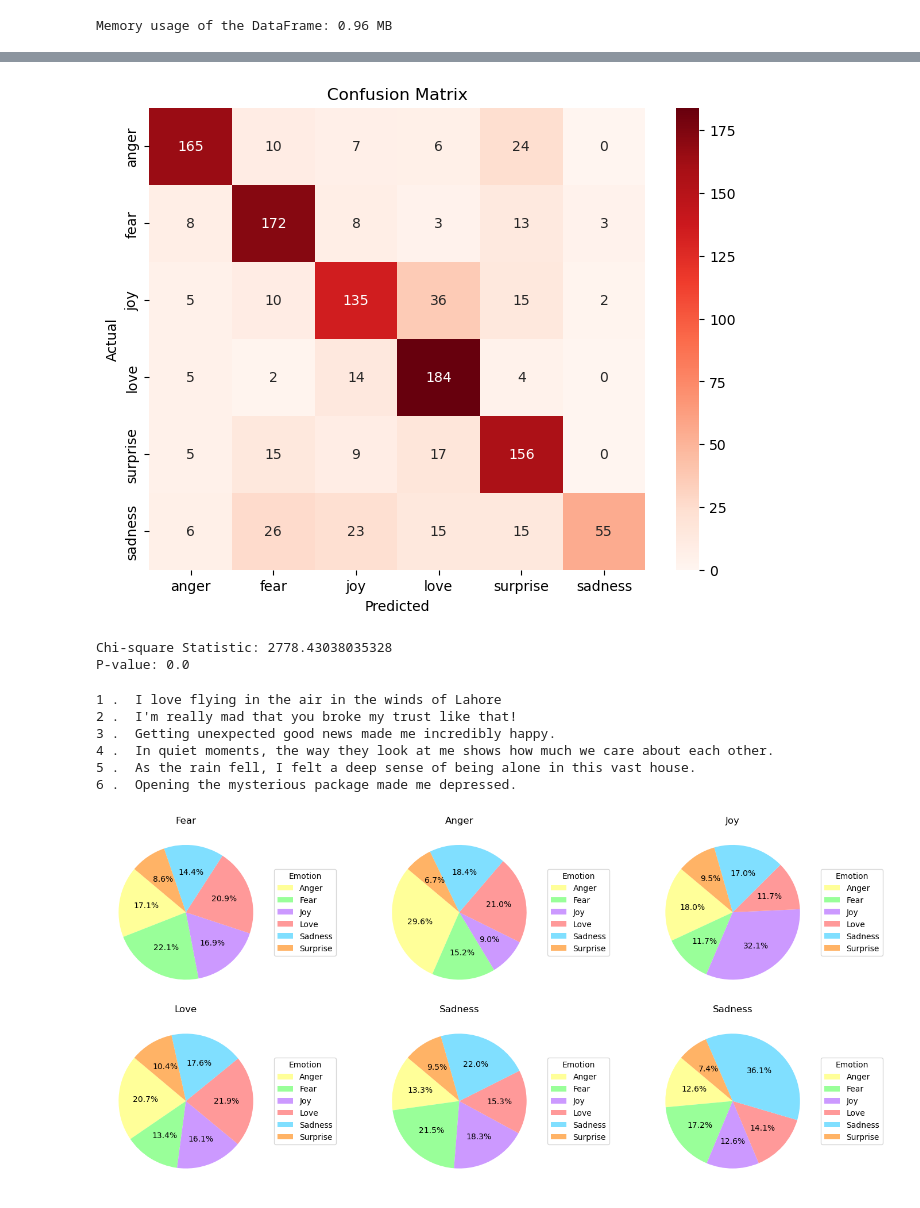
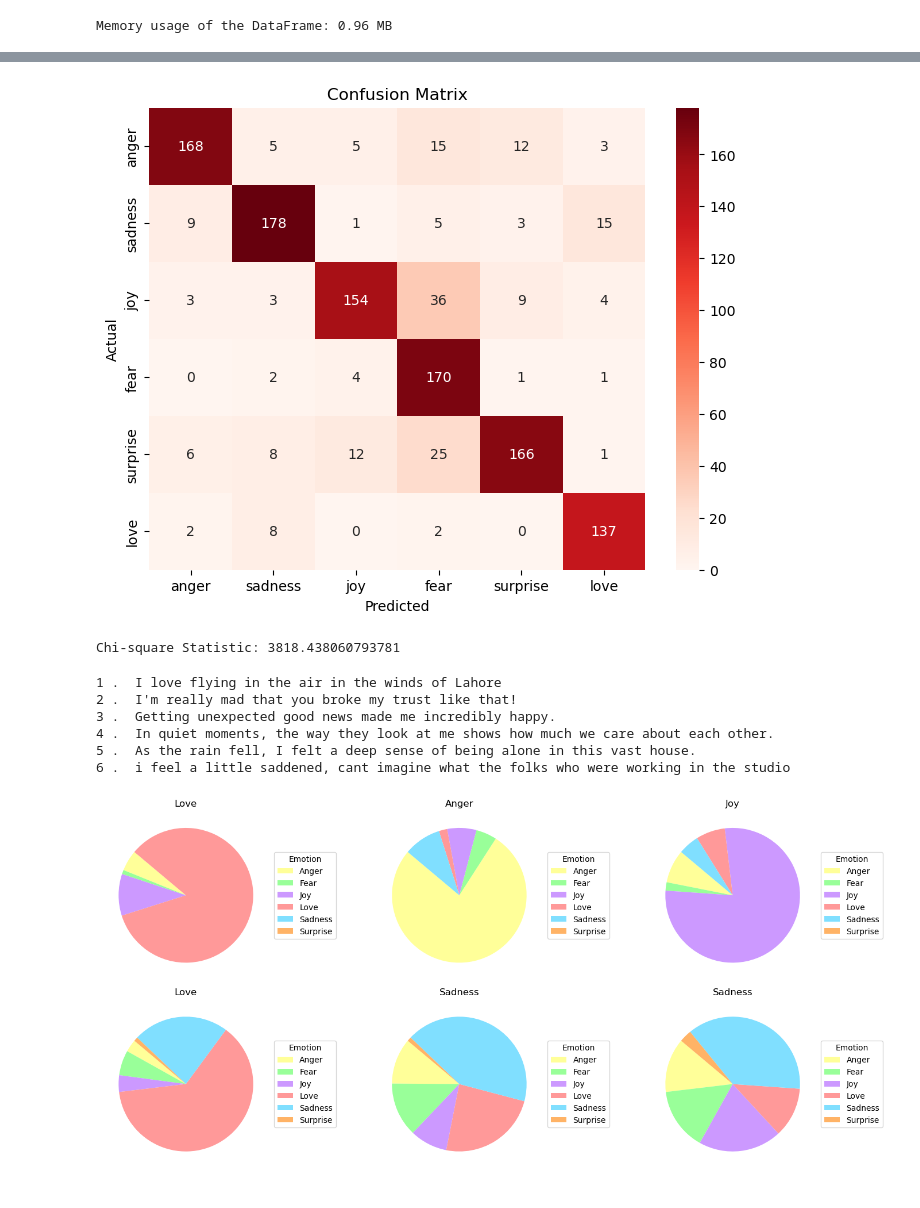
Before and after one commit to ahmedembeddedx/Emotion_Sentiment_Analysis_and_Predictive_Model, a Jupyter notebook: Emotion Detection/notebook.ipynb, the cells around one changed output, grey strips where cells are left out. Saved outputs shown, nothing was run; the diff lists cells and outputs as text; code cells hidden in the pictures.

```diff
--- a/Emotion Detection/notebook.ipynb
+++ b/Emotion Detection/notebook.ipynb
@@ -22,5 +22,5 @@ from sklearn.preprocessing import LabelEncoder
 # %%
-data = pd.read_csv("data_.csv")
+data = pd.read_csv("random_order_data.csv")
 data = data.dropna()
 data = data.drop_duplicates()
 data = data.reset_index(drop=True)
@@ -192,12 +187,6 @@ Y=data['Emotion']
 
 X_Train, X_Test, Y_Train, Y_Test= train_test_split(X, Y, test_size=0.2, random_state=42)
 
-tf_vector = TfidfVectorizer(max_features=5000)
+tf_vector = TfidfVectorizer(max_features=10000)
 tf_vector_XTrain = tf_vector.fit_transform(X_Train)
 tf_vector_XTest = tf_vector.transform(X_Test)
-
-classifier = MultinomialNB()
-classifier.fit(tf_vector_XTrain, Y_Train)
-Y_Pred = classifier.predict(tf_vector_XTest)
-
-print("Accuracy: ", accuracy_score(Y_Pred, Y_Test))
@@ -205,0 +193,6 @@ Accuracy:  0.7391304347826086
+# %%
+classifier = RandomForestClassifier()
+classifier.fit(tf_vector_XTrain, Y_Train)
+Y_Pred = classifier.predict(tf_vector_XTest)
+
+print("Accuracy: ", accuracy_score(Y_Pred, Y_Test)*100, "%")
@@ -255,46 +250,45 @@ plt.xlabel("Predicted")
 plt.ylabel("Actual")
 plt.show()
 # %% [output]
-[figure, old version]
+[figure, new version]
 # %%
 chi2, p, _, _ = chi2_contingency(conf_matrix)
 print("\nChi-square Statistic:", chi2)
-print("P-value:", p)
 # %% [output]
-Chi-square Statistic: 2778.43038035328
-P-value: 0.0
+Chi-square Statistic: 3818.438060793781
 # %%
 texts = ["I love flying in the air in the winds of Lahore",
         "I'm really mad that you broke my trust like that!",
         "Getting unexpected good news made me incredibly happy.",
         "In quiet moments, the way they look at me shows how much we care about each other.",
         "As the rain fell, I felt a deep sense of being alone in this vast house.",
-        "Opening the mysterious package made me depressed.",
+        "i feel a little saddened, cant imagine what the folks who were working in the studio"
         ]
+
 
 plt.figure(figsize=(15, 10))
 i = 1
 
 for text in texts:
     new_text_tfidf = tf_vector.transform([text])
     predicted_probabilities = classifier.predict_proba(new_text_tfidf)
     print(i, ". ", text)
 
     labels = ['Anger', 'Fear', 'Joy', 'Love', 'Sadness', 'Surprise']
     plt.subplot(3, 3, i)
     i += 1
-    plt.pie(predicted_probabilities[0], autopct='%1.1f%%', startangle=140, colors=colors)
+    plt.pie(predicted_probabilities[0], startangle=140, colors=colors)
     plt.legend(labels, title='Emotion', loc='center left', bbox_to_anchor=(1, 0.5))
-    title=classifier.predict(new_text_tfidf)
+    title = classifier.predict(new_text_tfidf)
     plt.title(str(title)[2:-2].capitalize())
 
 plt.tight_layout()
 plt.show()
 # %% [output]
 1 .  I love flying in the air in the winds of Lahore
 2 .  I'm really mad that you broke my trust like that!
 3 .  Getting unexpected good news made me incredibly happy.
 4 .  In quiet moments, the way they look at me shows how much we care about each other.
 5 .  As the rain fell, I felt a deep sense of being alone in this vast house.
-6 .  Opening the mysterious package made me depressed.
+6 .  i feel a little saddened, cant imagine what the folks who were working in the studio
-[figure, old version]
+[figure, new version]
```
Also changed, not shown: parts of 9 cells of this notebook.
